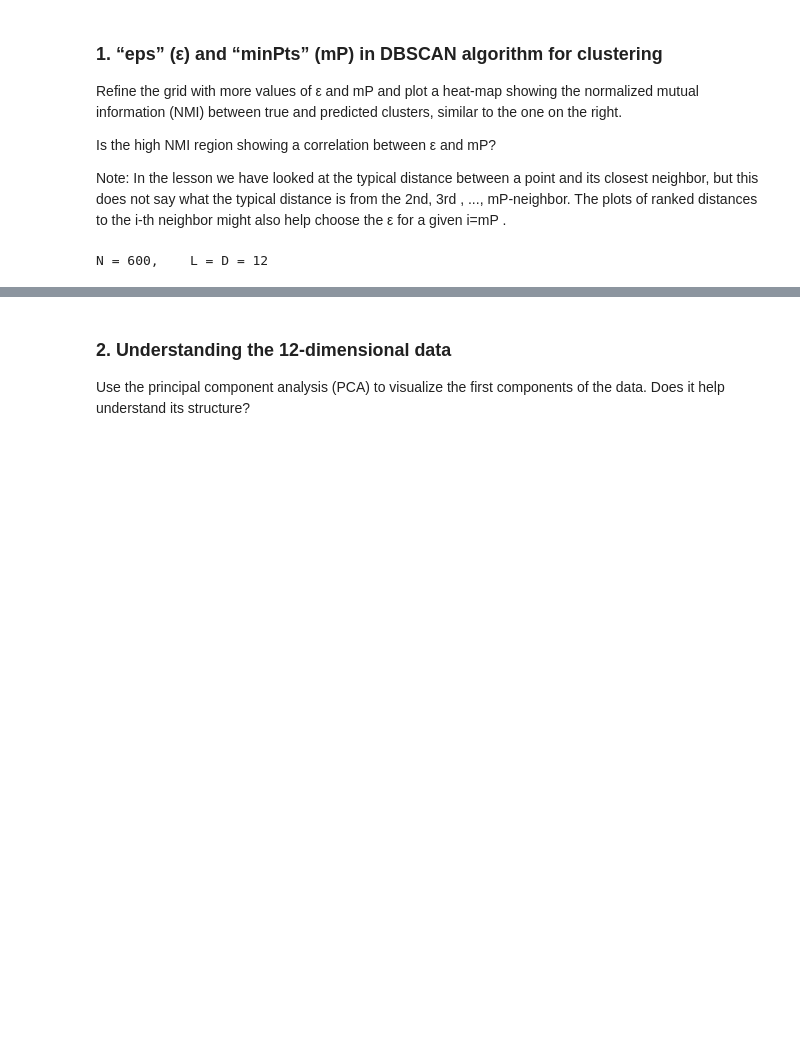
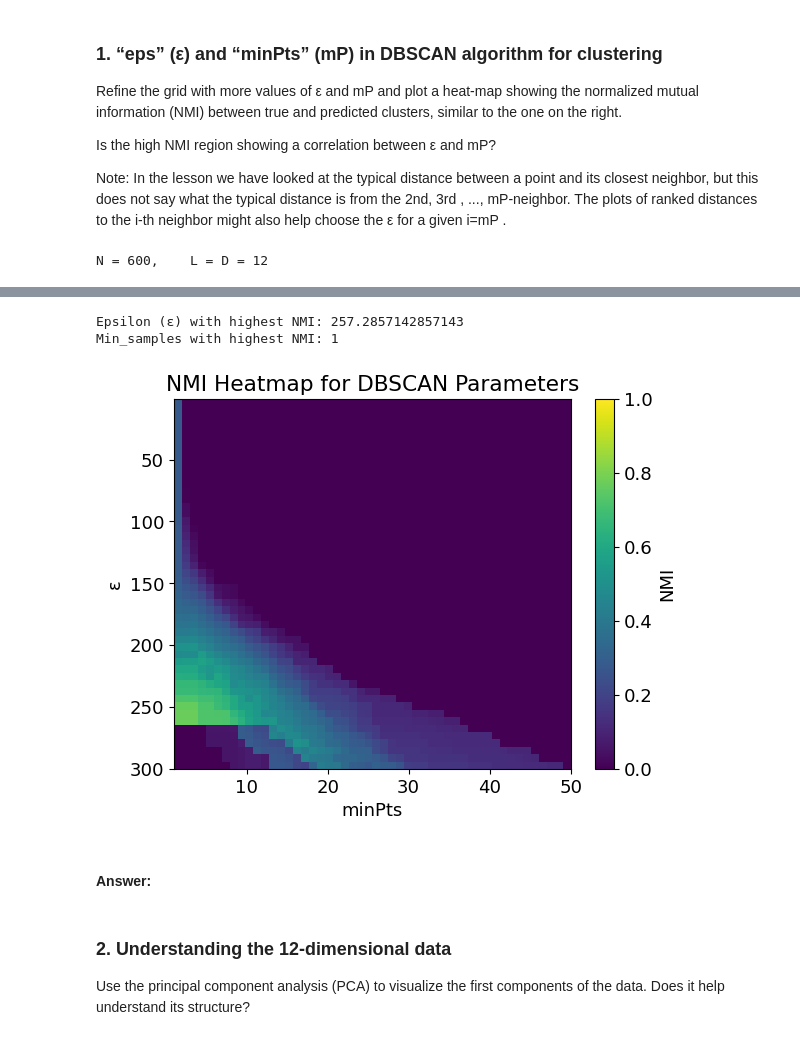
Before and after one commit to Kallo27/LCP_B, a Jupyter notebook: group2405_exercise2.ipynb, the cells around one changed output, grey strips where cells are left out. Cells and saved outputs as stored; diff of their text form; code cells hidden in the pictures; blank space fills up the shorter version.

```diff
--- a/group2405_exercise2.ipynb
+++ b/group2405_exercise2.ipynb
@@ -157,3 +120,45 @@ plt.show()
+# %%
+eps_values = np.linspace(min_eps, max_eps)
+min_sample_range = np.arange(min_minPts, max_minPts)
+
+# Initialize a 2D array to store NMI values
+nmi_values = np.zeros((len(eps_values), len(min_sample_range)))
+i,j=0,0
+nmi=1
+X = data
+y_true = y
+# Loop through the grid and compute NMI for each combination
+for i, eps in enumerate(eps_values):
+    for j, min_samples in enumerate(min_sample_range):
+        model = DBSCAN(eps=eps, min_samples=min_samples)
+        model.fit(X)
+        y_hat = model.labels_
+        nmi=NMI(y_hat, y_true)
+        nmi_values[i, j] = nmi
+
+# Find the indices of the maximum NMI value
+max_nmi_index = np.unravel_index(np.argmax(nmi_values), nmi_values.shape)
+best_eps = eps_values[max_nmi_index[0]]
+best_min_samples = min_sample_range[max_nmi_index[1]]
+
+print("Epsilon (ε) with highest NMI:", best_eps)
+print("Min_samples with highest NMI:", best_min_samples)
+
+# Plot the heatmap with inverted y-axis
+plt.imshow(nmi_values, extent=[min_sample_range[0], min_sample_range[-1], eps_values[-1], eps_values[0]], aspect='auto')
+plt.colorbar(label='NMI')
+plt.clim(0, 1)  # Set color scale limits
+plt.xlabel('minPts')
+plt.ylabel('ε')
+plt.title('NMI Heatmap for DBSCAN Parameters')
+
+plt.show()
+# %% [output]
+Epsilon (ε) with highest NMI: 257.2857142857143
+Min_samples with highest NMI: 1
+[figure, added]
+# %% [markdown]
+#### Answer:
 # %% [markdown]
 ### 2\. Understanding the 12-dimensional data
 Use the principal component analysis (PCA) to visualize the first components of the data. Does it help understand its structure?
```
Also changed, not shown: parts of 17 cells of this notebook.
